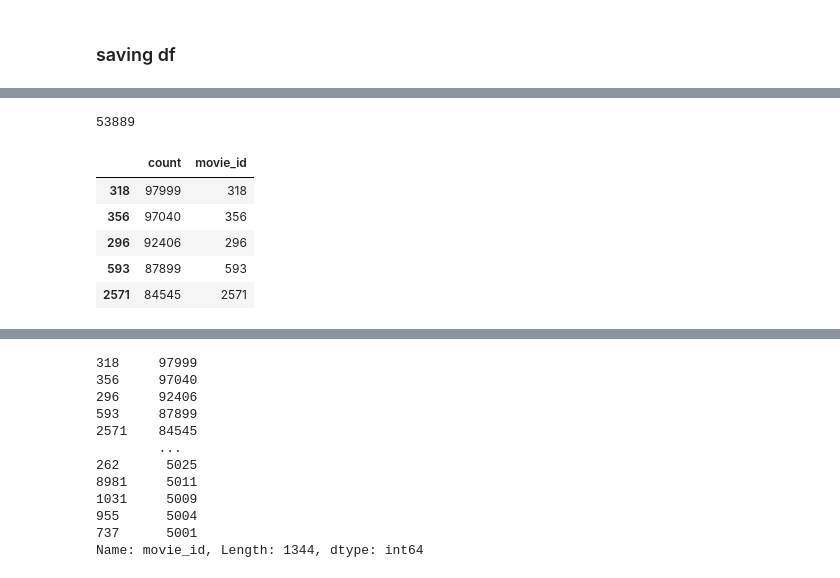
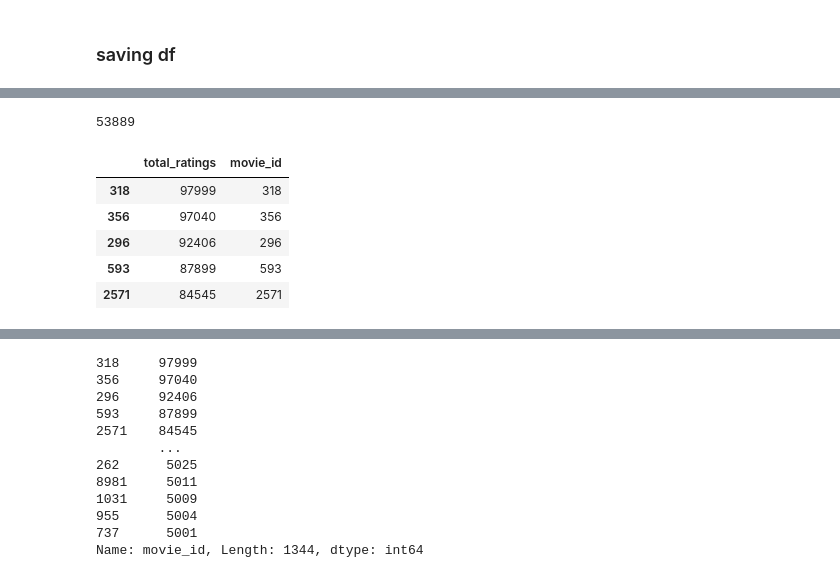
Before and after one commit to HelyxM/Final-Project, a Jupyter notebook: movies_ML_Analysis.ipynb, the cells around one changed output, grey strips where cells are left out. Saved outputs shown, nothing was run; the diff lists cells and outputs as text; code cells hidden in the pictures.

```diff
--- a/movies_ML_Analysis.ipynb
+++ b/movies_ML_Analysis.ipynb
@@ -274,15 +444,16 @@ conn.close
 # %%
-print(ratings_df.dtypes)
+# # Ratings dataframe
 
-for column in ratings_df.columns:
-    print(f'Column {column} has {ratings_df[column].isnull().sum()} null values')
+# print(ratings_df.dtypes)
 
-print(len(ratings_df))
+# for column in ratings_df.columns:
+#     print(f'Column {column} has {ratings_df[column].isnull().sum()} null values')
 
-# Drop null rows
-ratings_df = ratings_df.dropna()
+# print(len(ratings_df))
 
-print(len(ratings_df))
+# # Drop null rows
+# ratings_df = ratings_df.dropna()
+# print(len(ratings_df))
 
-# Find duplicate entries
-print(f'Duplicate entries: {ratings_df.duplicated().sum()}')
+# # Find duplicate entries
+# print(f'Duplicate entries: {ratings_df.duplicated().sum()}')
@@ -317,13 +564,14 @@ Name: movie_id, Length: 53889, dtype: int64
 # %%
+
 movie_count = ratings_df.movie_id.value_counts()
 movie_count_df = pd.DataFrame()
-movie_count_df['count'] = pd.DataFrame(movie_count)
+movie_count_df['total_ratings'] = pd.DataFrame(movie_count)
 movie_count_df['movie_id']= movie_count_df.index
 print(len(movie_count_df))
 movie_count_df.head()
 # %% [output]
 53889
-|  | count | movie_id |
+|  | total_ratings | movie_id |
 | 318 | 97999 | 318 |
 | 356 | 97040 | 356 |
 | 296 | 92406 | 296 |
```
Also changed, not shown: parts of 87 cells of this notebook.
